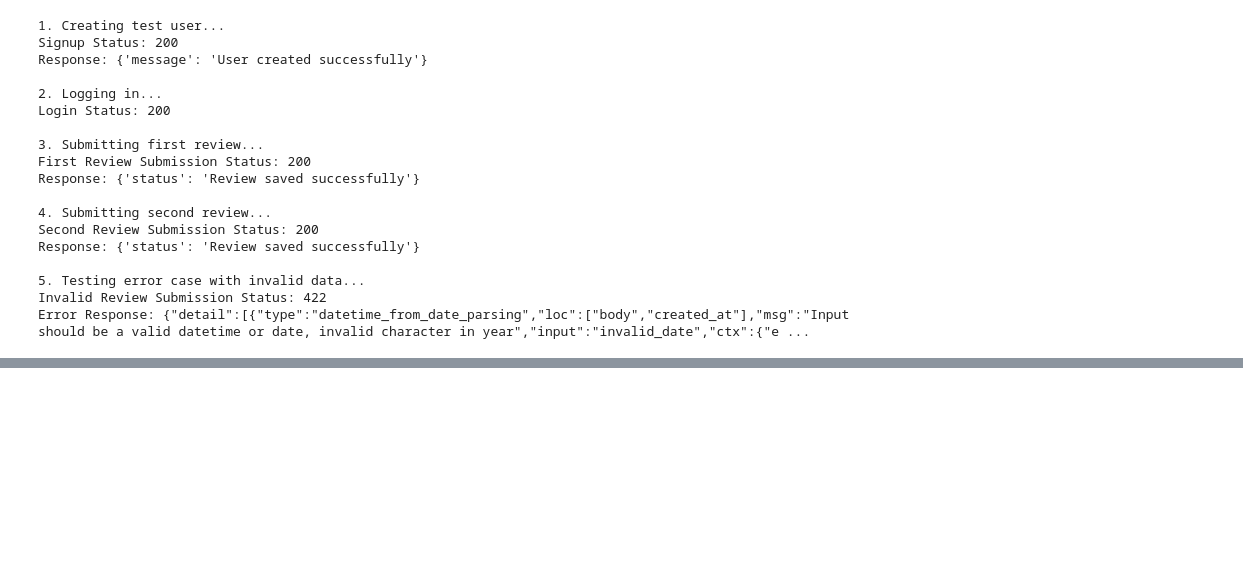
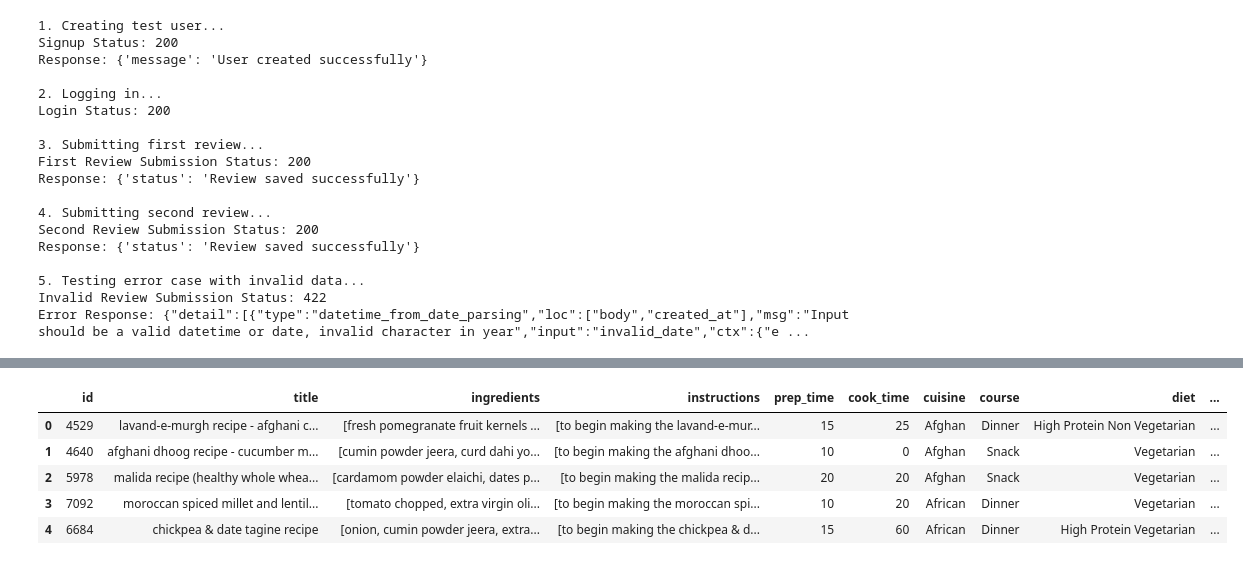
Before and after one commit to CharbelDaher34/recipe_recommendation_flutter_python, a Jupyter notebook: api/testApi.ipynb, the cells around one changed output, grey strips where cells are left out. Drawn from its saved outputs; the diff is of its cells as text; code cells hidden in the pictures; blank space fills up the shorter version.

```diff
--- a/api/testApi.ipynb
+++ b/api/testApi.ipynb
@@ -424,0 +506,19 @@ Error Response: {"detail":[{"type":"datetime_from_date_parsing","loc":["body","c
+# %%
+# Convert the JSON string to a DataFrame
+import pandas as pd
+
+# Parse the JSON string
+data = json.loads(resposne.json()["details"])
+
+# Convert to DataFrame
+df = pd.DataFrame(data)
+
+# Display the first few rows
+df.head()
+# %% [output]
+|  | id | title | ingredients | instructions | prep_time | cook_time | cuisine | course | diet | ... |
+| 0 | 4529 | lavand-e-murgh recipe - afghani c... | [fresh pomegranate fruit kernels ... | [to begin making the lavand-e-mur... | 15 | 25 | Afghan | Dinner | High Protein Non Vegetarian | ... |
+| 1 | 4640 | afghani dhoog recipe - cucumber m... | [cumin powder jeera, curd dahi yo... | [to begin making the afghani dhoo... | 10 | 0 | Afghan | Snack | Vegetarian | ... |
+| 2 | 5978 | malida recipe (healthy whole whea... | [cardamom powder elaichi, dates p... | [to begin making the malida recip... | 20 | 20 | Afghan | Snack | Vegetarian | ... |
+| 3 | 7092 | moroccan spiced millet and lentil... | [tomato chopped, extra virgin oli... | [to begin making the moroccan spi... | 10 | 20 | African | Dinner | Vegetarian | ... |
+| 4 | 6684 | chickpea & date tagine recipe | [onion, cumin powder jeera, extra... | [to begin making the chickpea & d... | 15 | 60 | African | Dinner | High Protein Vegetarian | ... |
```
Also changed, not shown: parts of 3 cells of this notebook, 14 other files.
